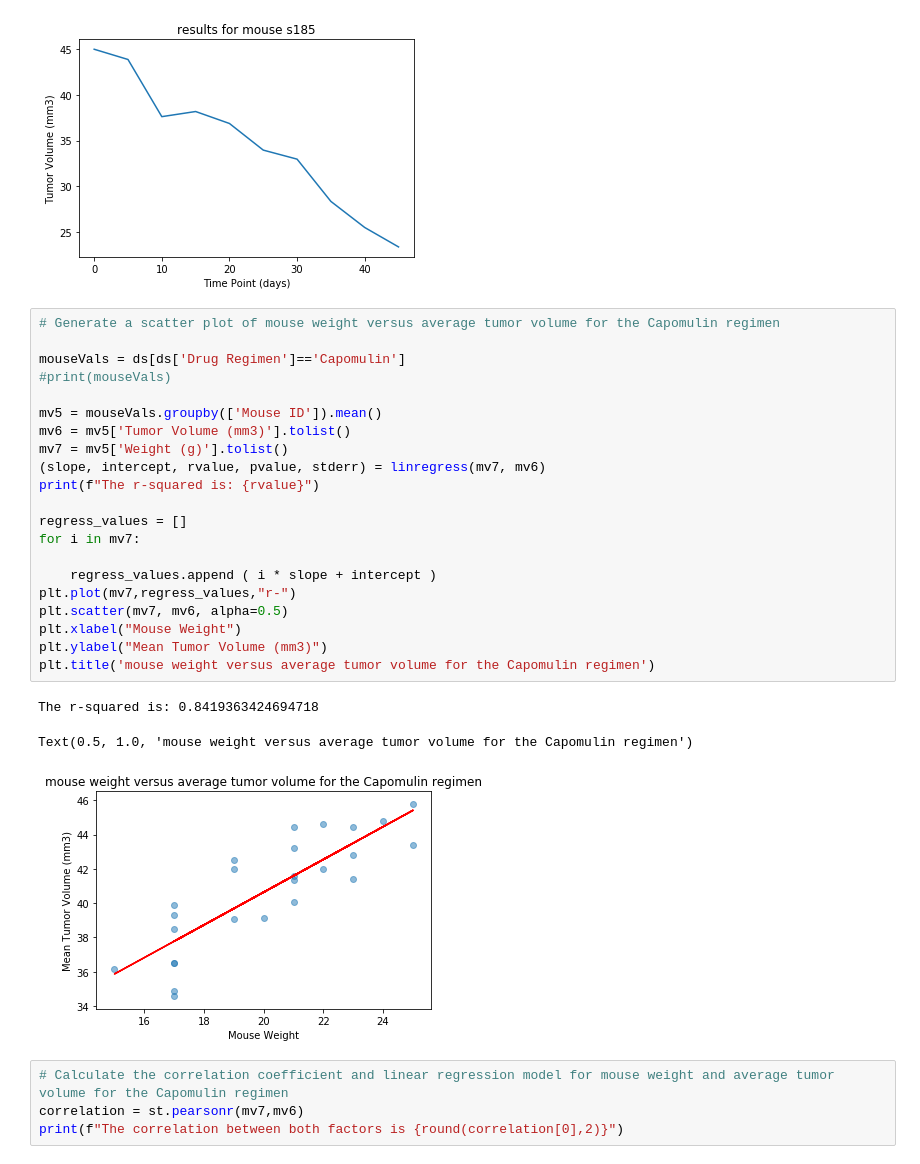
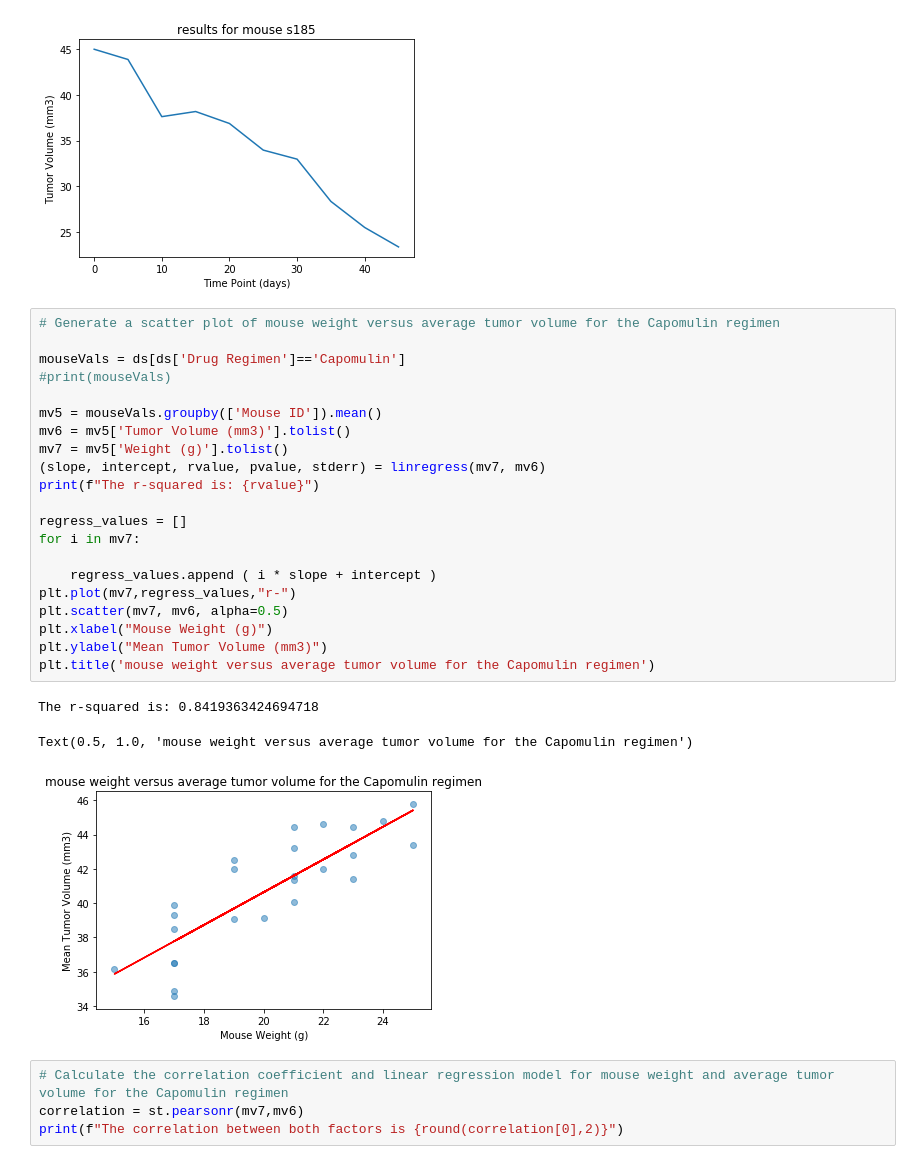
Before and after one commit to seanwayland/matplotlibpractice, a Jupyter notebook: pymaceuticals_starter.ipynb, the cells around one changed output. Drawn from its saved outputs; the diff is of its cells as text.

```diff
--- a/pymaceuticals_starter.ipynb
+++ b/pymaceuticals_starter.ipynb
@@ -316,28 +332,28 @@ Text(0.5, 1.0, 'results for mouse s185')
 # %%
 # Generate a scatter plot of mouse weight versus average tumor volume for the Capomulin regimen
 
 mouseVals = ds[ds['Drug Regimen']=='Capomulin']
 #print(mouseVals)
 
 mv5 = mouseVals.groupby(['Mouse ID']).mean()
 mv6 = mv5['Tumor Volume (mm3)'].tolist()
 mv7 = mv5['Weight (g)'].tolist()
 (slope, intercept, rvalue, pvalue, stderr) = linregress(mv7, mv6)
 print(f"The r-squared is: {rvalue}")
 
 regress_values = []
 for i in mv7:
 
     regress_values.append ( i * slope + intercept )
 plt.plot(mv7,regress_values,"r-")
 plt.scatter(mv7, mv6, alpha=0.5)
-plt.xlabel("Mouse Weight")
+plt.xlabel("Mouse Weight (g)")
 plt.ylabel("Mean Tumor Volume (mm3)")
 plt.title('mouse weight versus average tumor volume for the Capomulin regimen')
 # %% [output]
 The r-squared is: 0.8419363424694718
 Text(0.5, 1.0, 'mouse weight versus average tumor volume for the Capomulin regimen')
-[figure, old version]
+[figure, new version]
 # %%
 # Calculate the correlation coefficient and linear regression model for mouse weight and average tumor volume for the Capomulin regimen
 correlation = st.pearsonr(mv7,mv6)
```
Also changed, not shown: parts of 5 cells of this notebook.
